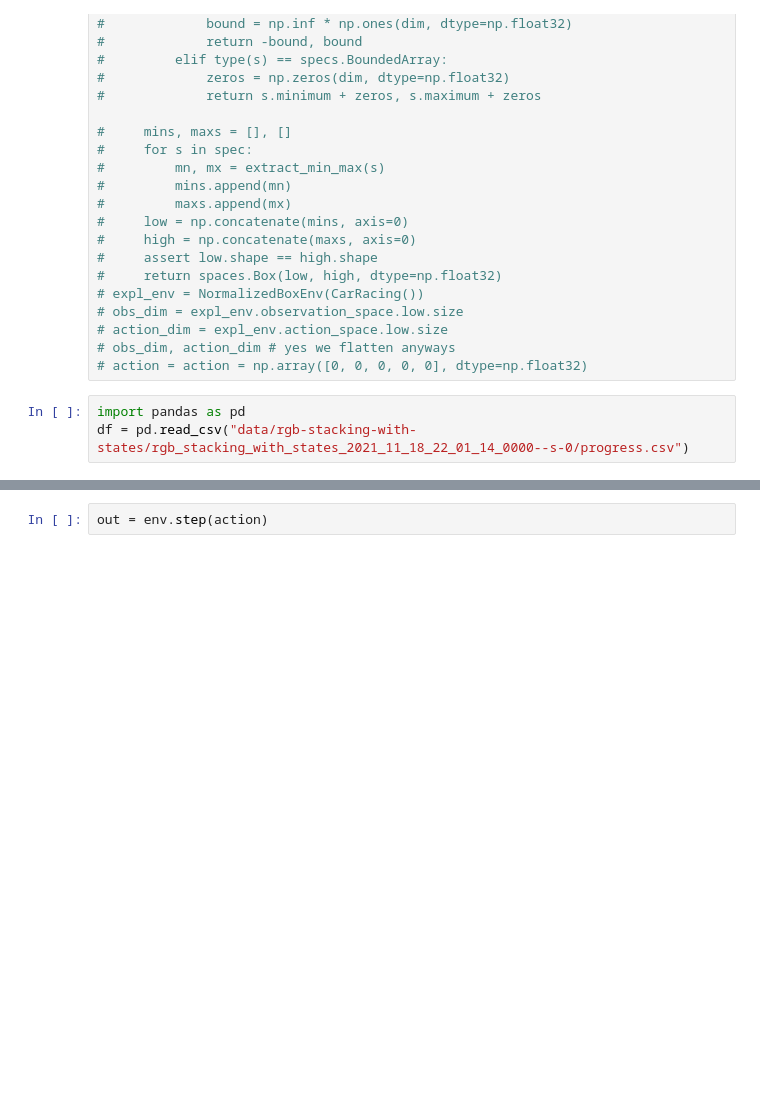
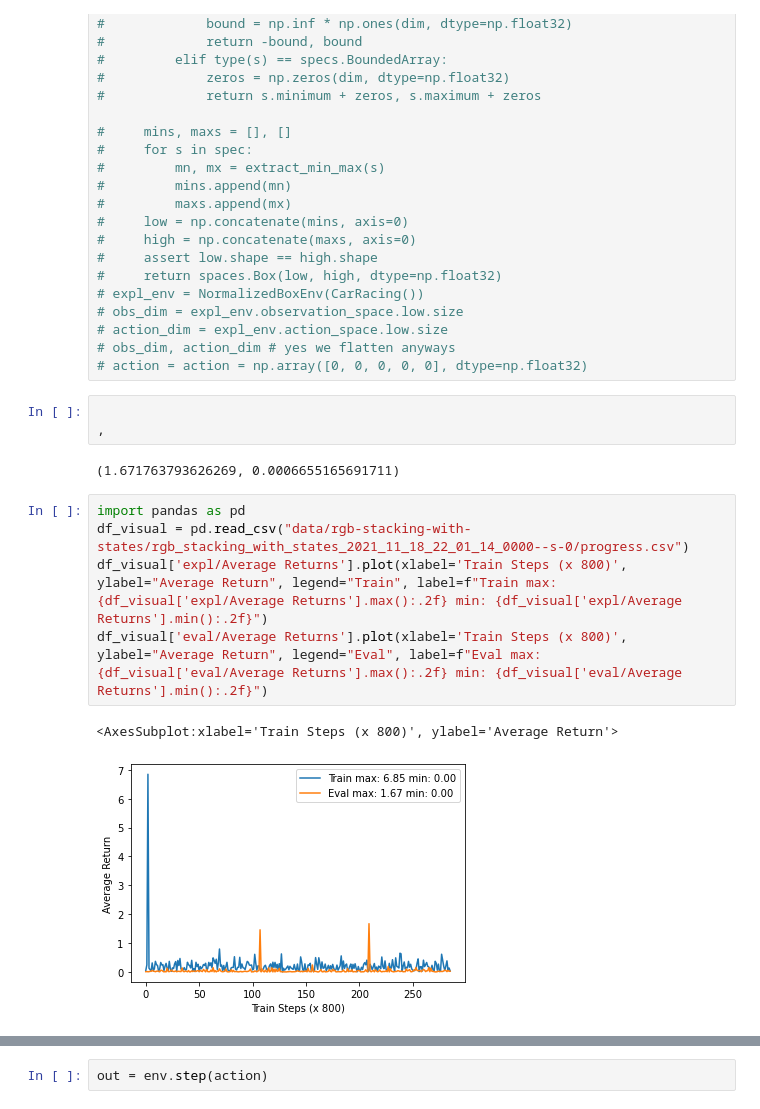
Before and after one commit to alfaevc/vlRLstack, a Jupyter notebook: testing.ipynb, the cells around one changed output, grey strips where cells are left out. Saved outputs shown, nothing was run; the diff lists cells and outputs as text; blank space fills up the shorter version.

```diff
--- a/testing.ipynb
+++ b/testing.ipynb
@@ -141,7 +152,17 @@ env_vis.reset()
 # action_dim = expl_env.action_space.low.size
 # obs_dim, action_dim # yes we flatten anyways
 # action = action = np.array([0, 0, 0, 0, 0], dtype=np.float32)
-# %%
-import pandas as pd
-df = pd.read_csv("data/rgb-stacking-with-states/rgb_stacking_with_states_2021_11_18_22_01_14_0000--s-0/progress.csv")
+# %%
+
+,
+# %% [output]
+(1.671763793626269, 0.0006655165691711)
+# %%
+import pandas as pd
+df_visual = pd.read_csv("data/rgb-stacking-with-states/rgb_stacking_with_states_2021_11_18_22_01_14_0000--s-0/progress.csv")
+df_visual['expl/Average Returns'].plot(xlabel='Train Steps (x 800)', ylabel="Average Return", legend="Train", label=f"Train max: {df_visual['expl/Average Returns'].max():.2f} min: {df_visual['expl/Average Returns'].min():.2f}")
+df_visual['eval/Average Returns'].plot(xlabel='Train Steps (x 800)', ylabel="Average Return", legend="Eval", label=f"Eval max: {df_visual['eval/Average Returns'].max():.2f} min: {df_visual['eval/Average Returns'].min():.2f}")
+# %% [output]
+<AxesSubplot:xlabel='Train Steps (x 800)', ylabel='Average Return'>
+[figure, added]
 # %%
```
Also changed, not shown: parts of 7 cells of this notebook, 8 other files.
